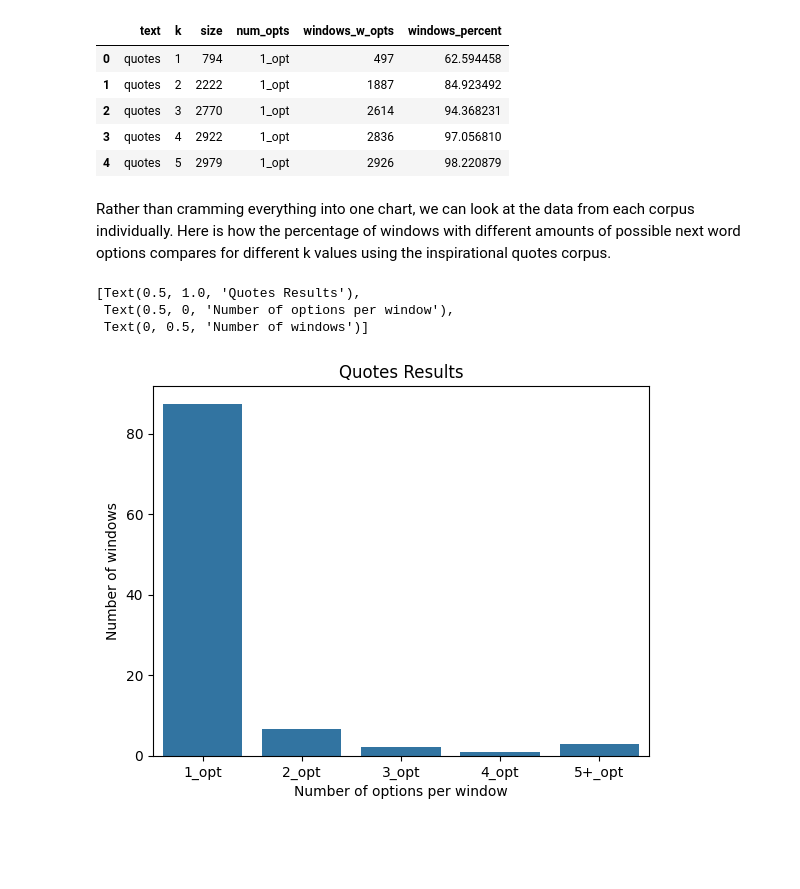
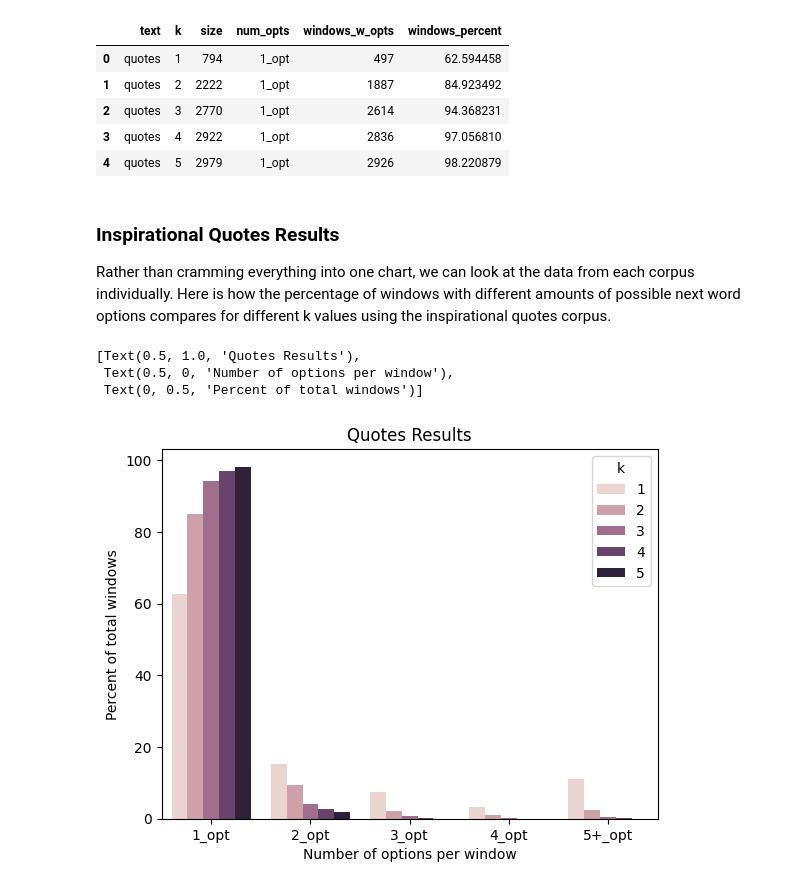
Before and after one commit to rmatthewm/week-8, a Jupyter notebook: fun_analysis.ipynb, the cells around one changed output. Cells and saved outputs as stored; diff of their text form; code cells hidden in the pictures; blank space fills up the shorter version.

Commit message:
added second plot

```diff
--- a/fun_analysis.ipynb
+++ b/fun_analysis.ipynb
@@ -55,19 +55,20 @@ df_long.head()
 | 3 | quotes | 4 | 2922 | 1_opt | 2836 | 97.056810 |
 | 4 | quotes | 5 | 2979 | 1_opt | 2926 | 98.220879 |
 # %% [markdown]
+### Inspirational Quotes Results
 Rather than cramming everything into one chart, we can look at the data from each corpus individually. Here is how the percentage of windows with different amounts of possible next word options compares for different k values using the inspirational quotes corpus.
 # %%
 quotes_filter = df_long['text'] == 'quotes'
-plot1 = sns.barplot(data=df_long[quotes_filter], x='num_opts', y='windows_percent', errorbar=None)
+plot1 = sns.barplot(data=df_long[quotes_filter], hue='k', x='num_opts', y='windows_percent', errorbar=None)
 
 # Add labels for looks
 plot1.set(
     title='Quotes Results',
     xlabel='Number of options per window',
-    ylabel='Number of windows'
+    ylabel='Percent of total windows'
 )
 # %% [output]
 [Text(0.5, 1.0, 'Quotes Results'),
  Text(0.5, 0, 'Number of options per window'),
- Text(0, 0.5, 'Number of windows')]
+ Text(0, 0.5, 'Percent of total windows')]
-[figure, old version]
+[figure, new version]
```
Also changed, not shown: parts of 3 cells of this notebook.
